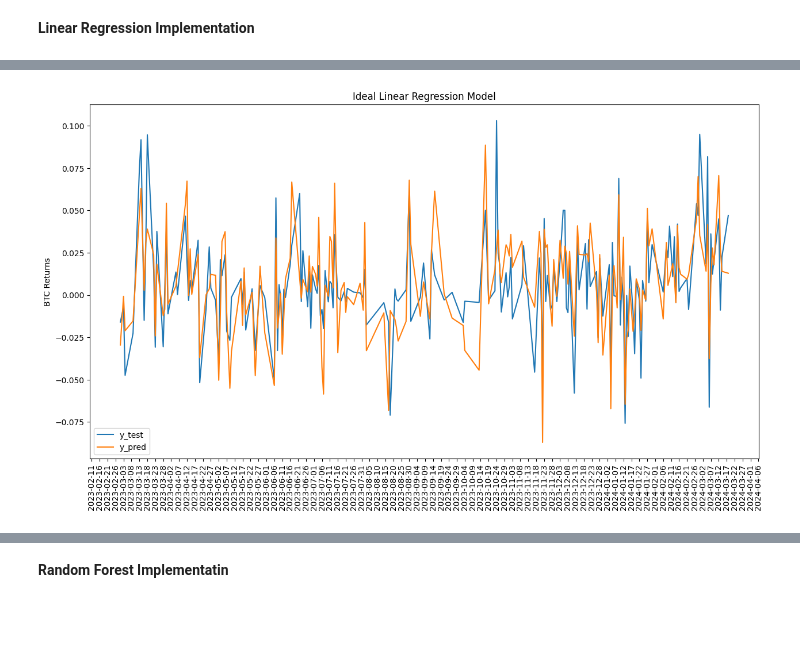
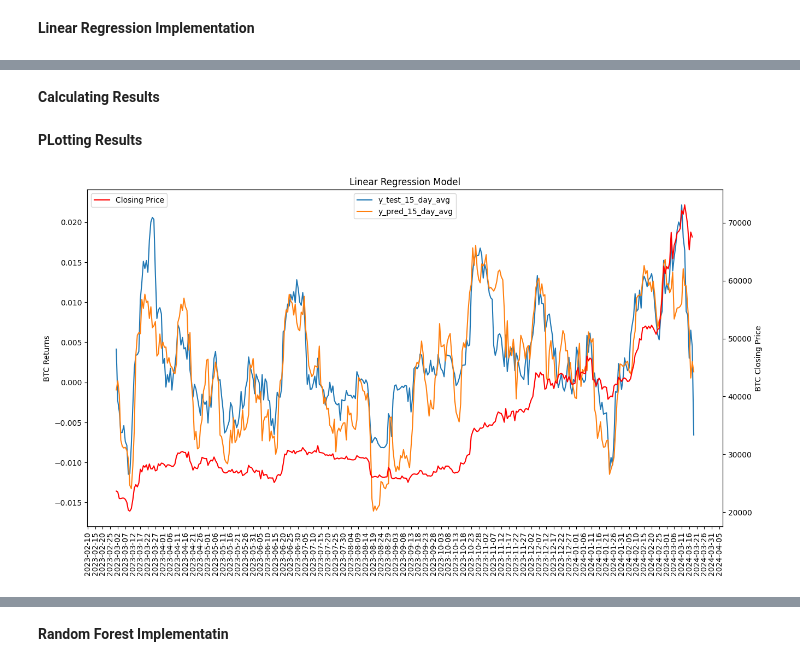
Before and after one commit to nogibjj/Flamingo-ML, a Jupyter notebook: Modeling/Rakeen_model.ipynb, the cells around one changed output, grey strips where cells are left out. Drawn from its saved outputs; the diff is of its cells as text; code cells hidden in the pictures; blank space fills up the shorter version.

```diff
--- a/Modeling/Rakeen_model.ipynb
+++ b/Modeling/Rakeen_model.ipynb
@@ -3,4 +3,4 @@ import pandas as pd
 import matplotlib.dates as mdates
 # %%
 # read data
-data = pd.read_csv(r"../Data/Aggregated_Final_Data.csv")
+data = pd.read_csv(r"../Data/Aggregated_Final_Lin_Rakeen_Fixed_returns.csv")
@@ -14,0 +18,4 @@ data = pd.read_csv(r"../Data/Aggregated_Final_Data.csv")
+# %%
+# drop magnitude and Direction columns
+data = data.drop(columns=["magnitude", "Direction"])
+data.head(15)
@@ -17,9 +42,12 @@ data = pd.read_csv(r"../Data/Aggregated_Final_Data.csv")
 # %%
 # linear regression model
 from sklearn.linear_model import LinearRegression
-from sklearn.model_selection import train_test_split
 
 
 data.set_index("date_dt", inplace=True)
 data.index = pd.to_datetime(data.index)
-data = data.dropna()
+
+# convert return to moving average
+data["Daily_Return_rolling_15_avg"] = data["Daily Return"].rolling(window=15).mean()
+data.dropna(inplace=True)
+data.head(20)
@@ -86,4 +140,6 @@ Adjusted R Squared: 0.3976995154281925
 ['../Modeling/models/LR_model_ideal.pkl']
+# %% [markdown]
+**Calculating Results**
 # %%
 # make a dataframe with y_test and y_pred
 results = pd.DataFrame({"y_test": y_test, "y_pred": y_pred})
@@ -92,20 +148,38 @@ results = pd.DataFrame({"y_test": y_test, "y_pred": y_pred})
 results["residuals"] = results["y_test"] - results["y_pred"]
 
 # save results
-results.to_csv("../Modeling/models/LR_results_ideal.csv")
+# results.to_csv("../Modeling/models/LR_results_ideal.csv")
+
+daily_test_returns = data[data.index >= split_date]["Daily Return"]
+daily_close = data[data.index >= split_date]["Close"].shift(-1)
+# %% [markdown]
+**PLotting Results**
 # %%
 # plot results
 import matplotlib.pyplot as plt
 
-plt.plot(results["y_test"], label="y_test")
-plt.plot(results["y_pred"], label="y_pred")
-plt.legend()
-plt.title("Ideal Linear Regression Model")
+plt.plot(results["y_test"], label="y_test_15_day_avg")
+plt.plot(results["y_pred"], label="y_pred_15_day_avg")
+plt.legend(loc="upper center")
+plt.title("Linear Regression Model")
 plt.xticks(rotation=90)
 plt.gcf().set_size_inches(15, 8)
 # Set x-axis major ticks to occur every 300 days.
 plt.gca().xaxis.set_major_locator(mdates.DayLocator(interval=5))
 plt.ylabel("BTC Returns")
+
+# plot the close price on the same graph on the right axis
+plt.twinx()
+plt.plot(daily_close, color="red", label="Closing Price")
+plt.legend(loc="upper left")
+plt.ylabel("BTC Closing Price")
+
+plt.xticks(rotation=90)
+plt.gcf().set_size_inches(15, 8)
+# Set x-axis major ticks to occur every 300 days.
+plt.gca().xaxis.set_major_locator(mdates.DayLocator(interval=5))
+
+
 plt.show()
 # %% [output]
-[figure, old version]
+[figure, new version]
```
Also changed, not shown: parts of 13 cells of this notebook, 8 other files.
